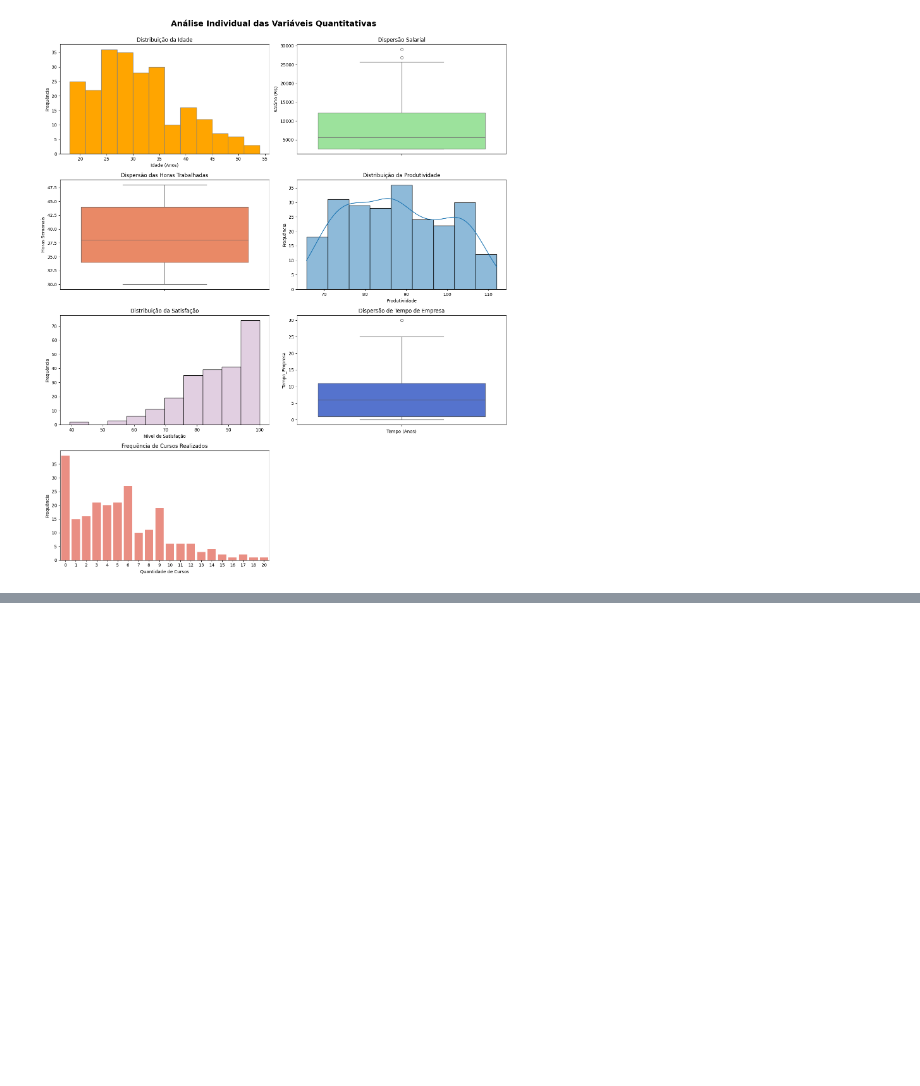
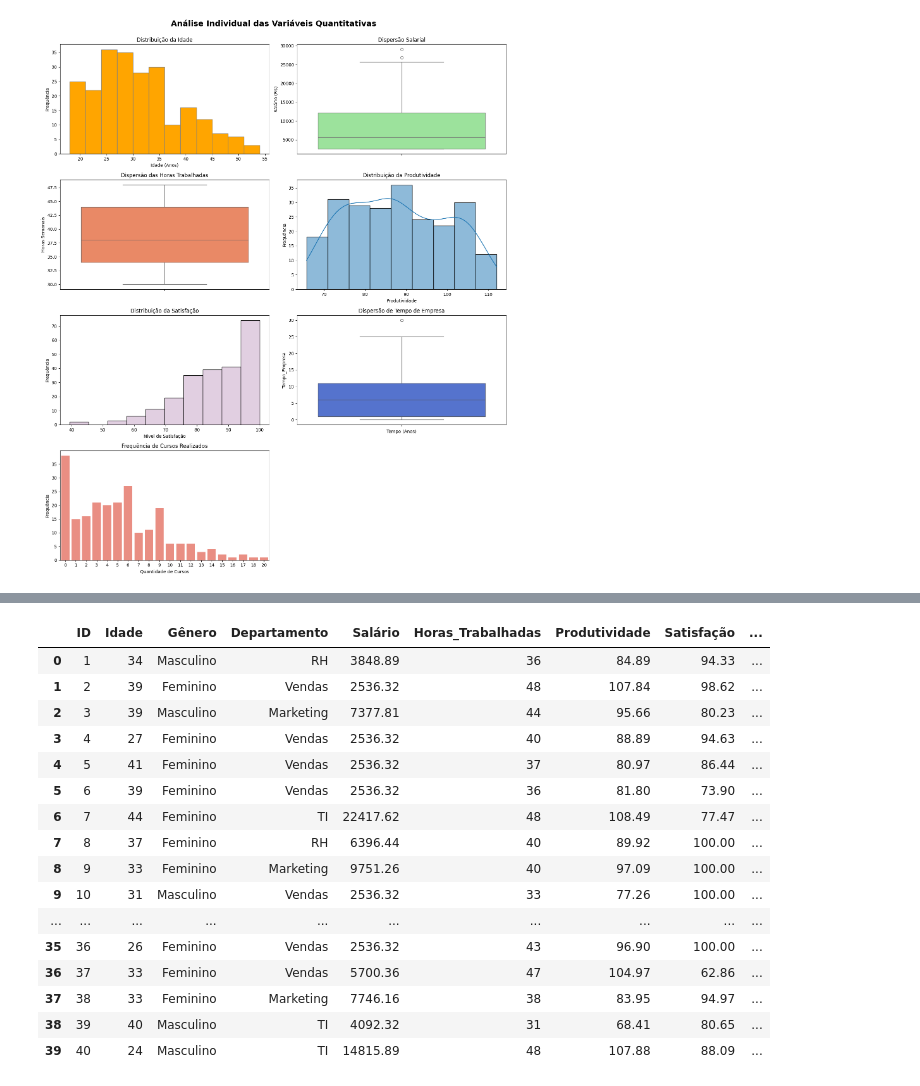
Before and after one commit to pedrocovisi/dados_e_decisoes, a Jupyter notebook: dados_e_decisoes.ipynb, the cells around one changed output, grey strips where cells are left out. Cells and saved outputs as stored; diff of their text form; code cells hidden in the pictures; blank space fills up the shorter version.

```diff
--- a/dados_e_decisoes.ipynb
+++ b/dados_e_decisoes.ipynb
@@ -218,0 +351,20 @@ plt.show()
+# %%
+df.head(40)
+# %% [output]
+|  | ID | Idade | Gênero | Departamento | Salário | Horas_Trabalhadas | Produtividade | Satisfação | ... |
+| 0 | 1 | 34 | Masculino | RH | 3848.89 | 36 | 84.89 | 94.33 | ... |
+| 1 | 2 | 39 | Feminino | Vendas | 2536.32 | 48 | 107.84 | 98.62 | ... |
+| 2 | 3 | 39 | Masculino | Marketing | 7377.81 | 44 | 95.66 | 80.23 | ... |
+| 3 | 4 | 27 | Feminino | Vendas | 2536.32 | 40 | 88.89 | 94.63 | ... |
+| 4 | 5 | 41 | Feminino | Vendas | 2536.32 | 37 | 80.97 | 86.44 | ... |
+| 5 | 6 | 39 | Feminino | Vendas | 2536.32 | 36 | 81.80 | 73.90 | ... |
+| 6 | 7 | 44 | Feminino | TI | 22417.62 | 48 | 108.49 | 77.47 | ... |
+| 7 | 8 | 37 | Feminino | RH | 6396.44 | 40 | 89.92 | 100.00 | ... |
+| 8 | 9 | 33 | Feminino | Marketing | 9751.26 | 40 | 97.09 | 100.00 | ... |
+| 9 | 10 | 31 | Masculino | Vendas | 2536.32 | 33 | 77.26 | 100.00 | ... |
+| ... | ... | ... | ... | ... | ... | ... | ... | ... | ... |
+| 35 | 36 | 26 | Feminino | Vendas | 2536.32 | 43 | 96.90 | 100.00 | ... |
+| 36 | 37 | 33 | Feminino | Vendas | 5700.36 | 47 | 104.97 | 62.86 | ... |
+| 37 | 38 | 33 | Feminino | Marketing | 7746.16 | 38 | 83.95 | 94.97 | ... |
+| 38 | 39 | 40 | Masculino | TI | 4092.32 | 31 | 68.41 | 80.65 | ... |
+| 39 | 40 | 24 | Masculino | TI | 14815.89 | 48 | 107.88 | 88.09 | ... |
```
Also changed, not shown: parts of 10 cells of this notebook.
